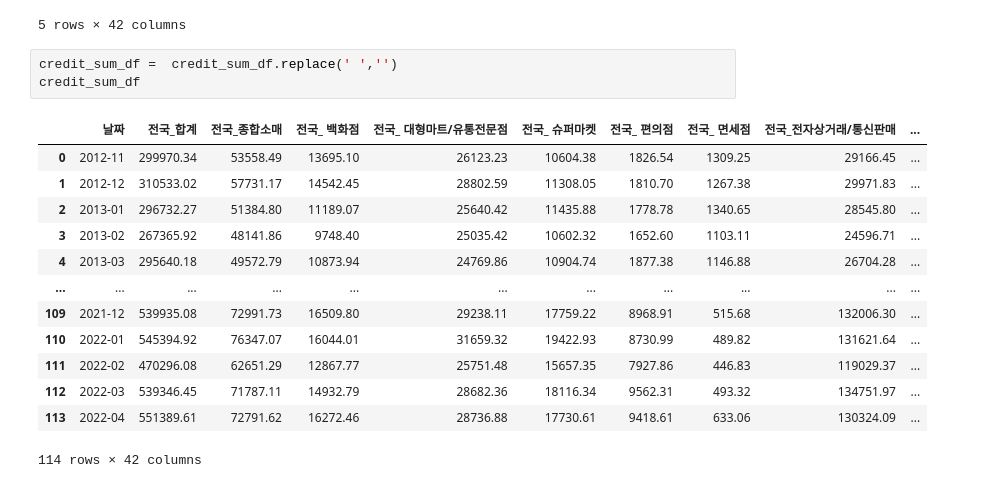
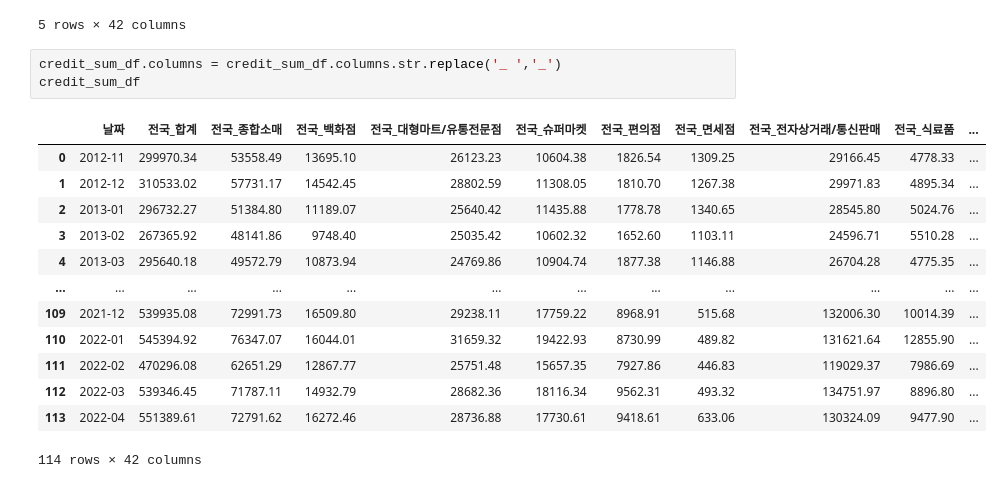
Before and after one commit to KJH3024/test, a Jupyter notebook: 프로젝트1/전국 신용카드.ipynb, the cells around one changed output. Saved outputs shown, nothing was run; the diff lists cells and outputs as text.

```diff
--- a/프로젝트1/전국 신용카드.ipynb
+++ b/프로젝트1/전국 신용카드.ipynb
@@ -70,19 +61,19 @@ credit_sum_df.head()
 | 4 | 2013-03 | 295640.18 | 49572.79 | 10873.94 | 24769.86 | 10904.74 | 1877.38 | 1146.88 | 26704.28 | ... |
 5 rows × 42 columns
 # %%
-credit_sum_df =  credit_sum_df.replace(' ','')
+credit_sum_df.columns = credit_sum_df.columns.str.replace('_ ','_')
 credit_sum_df
 # %% [output]
-|  | 날짜 | 전국_합계 | 전국_종합소매 | 전국_ 백화점 | 전국_ 대형마트/유통전문점 | 전국_ 슈퍼마켓 | 전국_ 편의점 | 전국_ 면세점 | 전국_전자상거래/통신판매 | ... |
-| 0 | 2012-11 | 299970.34 | 53558.49 | 13695.10 | 26123.23 | 10604.38 | 1826.54 | 1309.25 | 29166.45 | ... |
-| 1 | 2012-12 | 310533.02 | 57731.17 | 14542.45 | 28802.59 | 11308.05 | 1810.70 | 1267.38 | 29971.83 | ... |
-| 2 | 2013-01 | 296732.27 | 51384.80 | 11189.07 | 25640.42 | 11435.88 | 1778.78 | 1340.65 | 28545.80 | ... |
-| 3 | 2013-02 | 267365.92 | 48141.86 | 9748.40 | 25035.42 | 10602.32 | 1652.60 | 1103.11 | 24596.71 | ... |
-| 4 | 2013-03 | 295640.18 | 49572.79 | 10873.94 | 24769.86 | 10904.74 | 1877.38 | 1146.88 | 26704.28 | ... |
-| ... | ... | ... | ... | ... | ... | ... | ... | ... | ... | ... |
-| 109 | 2021-12 | 539935.08 | 72991.73 | 16509.80 | 29238.11 | 17759.22 | 8968.91 | 515.68 | 132006.30 | ... |
-| 110 | 2022-01 | 545394.92 | 76347.07 | 16044.01 | 31659.32 | 19422.93 | 8730.99 | 489.82 | 131621.64 | ... |
-| 111 | 2022-02 | 470296.08 | 62651.29 | 12867.77 | 25751.48 | 15657.35 | 7927.86 | 446.83 | 119029.37 | ... |
-| 112 | 2022-03 | 539346.45 | 71787.11 | 14932.79 | 28682.36 | 18116.34 | 9562.31 | 493.32 | 134751.97 | ... |
-| 113 | 2022-04 | 551389.61 | 72791.62 | 16272.46 | 28736.88 | 17730.61 | 9418.61 | 633.06 | 130324.09 | ... |
+|  | 날짜 | 전국_합계 | 전국_종합소매 | 전국_백화점 | 전국_대형마트/유통전문점 | 전국_슈퍼마켓 | 전국_편의점 | 전국_면세점 | 전국_전자상거래/통신판매 | 전국_식료품 | ... |
+| 0 | 2012-11 | 299970.34 | 53558.49 | 13695.10 | 26123.23 | 10604.38 | 1826.54 | 1309.25 | 29166.45 | 4778.33 | ... |
+| 1 | 2012-12 | 310533.02 | 57731.17 | 14542.45 | 28802.59 | 11308.05 | 1810.70 | 1267.38 | 29971.83 | 4895.34 | ... |
+| 2 | 2013-01 | 296732.27 | 51384.80 | 11189.07 | 25640.42 | 11435.88 | 1778.78 | 1340.65 | 28545.80 | 5024.76 | ... |
+| 3 | 2013-02 | 267365.92 | 48141.86 | 9748.40 | 25035.42 | 10602.32 | 1652.60 | 1103.11 | 24596.71 | 5510.28 | ... |
+| 4 | 2013-03 | 295640.18 | 49572.79 | 10873.94 | 24769.86 | 10904.74 | 1877.38 | 1146.88 | 26704.28 | 4775.35 | ... |
+| ... | ... | ... | ... | ... | ... | ... | ... | ... | ... | ... | ... |
+| 109 | 2021-12 | 539935.08 | 72991.73 | 16509.80 | 29238.11 | 17759.22 | 8968.91 | 515.68 | 132006.30 | 10014.39 | ... |
+| 110 | 2022-01 | 545394.92 | 76347.07 | 16044.01 | 31659.32 | 19422.93 | 8730.99 | 489.82 | 131621.64 | 12855.90 | ... |
+| 111 | 2022-02 | 470296.08 | 62651.29 | 12867.77 | 25751.48 | 15657.35 | 7927.86 | 446.83 | 119029.37 | 7986.69 | ... |
+| 112 | 2022-03 | 539346.45 | 71787.11 | 14932.79 | 28682.36 | 18116.34 | 9562.31 | 493.32 | 134751.97 | 8896.80 | ... |
+| 113 | 2022-04 | 551389.61 | 72791.62 | 16272.46 | 28736.88 | 17730.61 | 9418.61 | 633.06 | 130324.09 | 9477.90 | ... |
 114 rows × 42 columns
```
Also changed, not shown: parts of 24 cells of this notebook.
